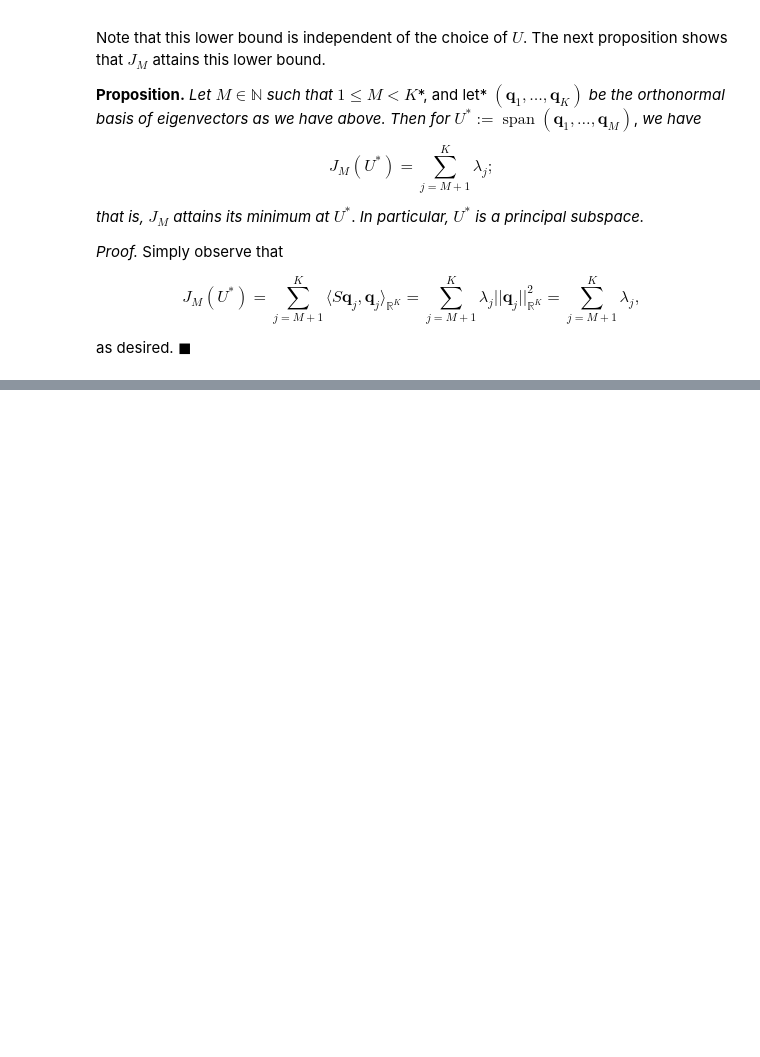
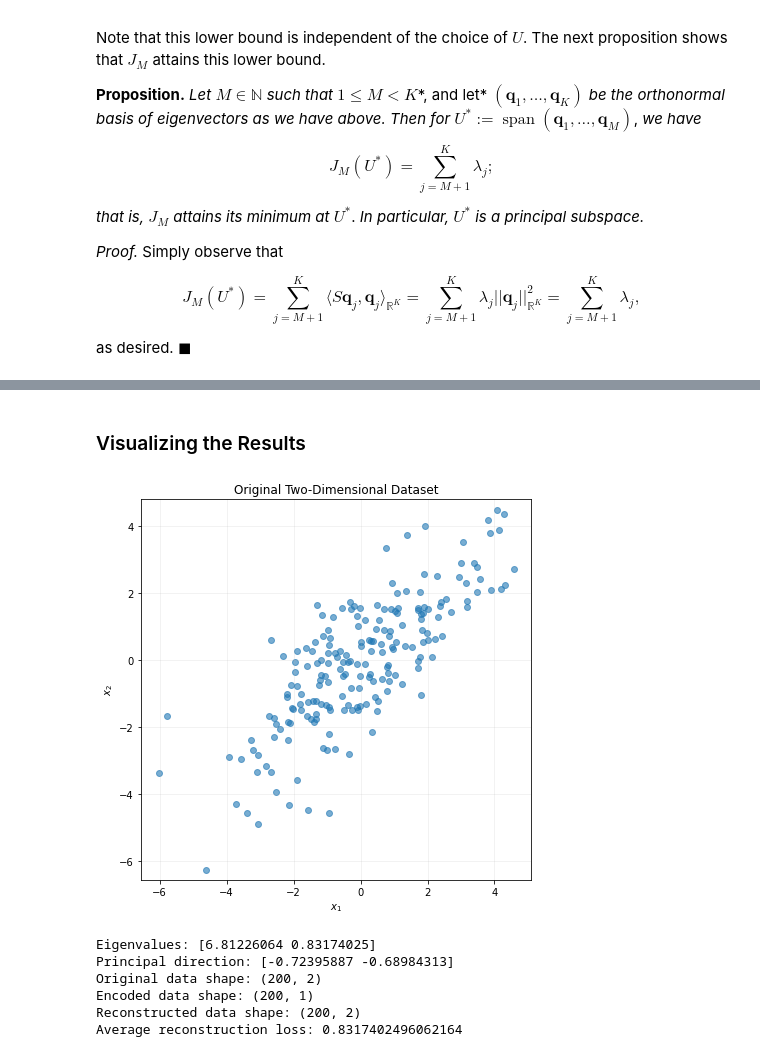
Before and after one commit to ncutrona/Machine-Learning-Resources, a Jupyter notebook: pca.ipynb, the cells around one changed output, grey strips where cells are left out. Drawn from its saved outputs; the diff is of its cells as text; code cells hidden in the pictures; blank space fills up the shorter version.

```diff
--- a/pca.ipynb
+++ b/pca.ipynb
@@ -241,0 +1411,53 @@ We now develop a latent-variable probabilistic perspective of PCA with the tools
+# %% [markdown]
+### Visualizing the Results
+# %%
+#Generating a 2D toy dataset with variability concentrated in one dimension
+
+rng = np.random.default_rng(42)
+
+N = 200
+
+mean = np.array([0, 0])
+
+Sigma = np.array([
+    [4, 3],
+    [3, 4]
+])
+
+X = rng.multivariate_normal(mean, Sigma, size=N)
+
+#Visualizing the data
+
+plt.figure(figsize=(7, 7))
+
+plt.scatter(X[:, 0], X[:, 1], alpha=0.6)
+
+plt.xlabel(r"$x_1$")
+plt.ylabel(r"$x_2$")
+plt.title("Original Two-Dimensional Dataset")
+
+plt.axis("equal")
+plt.grid(alpha=0.2)
+plt.show()
+# %% [output]
+[figure, added]
+# %%
+#Applying PCA to the data
+
+M = 1
+
+B, Z, X_reconstructed, loss, eigenvalues = PCA(X, M)
+
+print("Eigenvalues:", eigenvalues)
+print("Principal direction:", B[:, 0])
+print("Original data shape:", X.shape)
+print("Encoded data shape:", Z.shape)
+print("Reconstructed data shape:", X_reconstructed.shape)
+print("Average reconstruction loss:", loss)
+# %% [output]
+Eigenvalues: [6.81226064 0.83174025]
+Principal direction: [-0.72395887 -0.68984313]
+Original data shape: (200, 2)
+Encoded data shape: (200, 1)
+Reconstructed data shape: (200, 2)
+Average reconstruction loss: 0.8317402496062164
```
Also changed, not shown: parts of 28 cells of this notebook, 1 other file.
